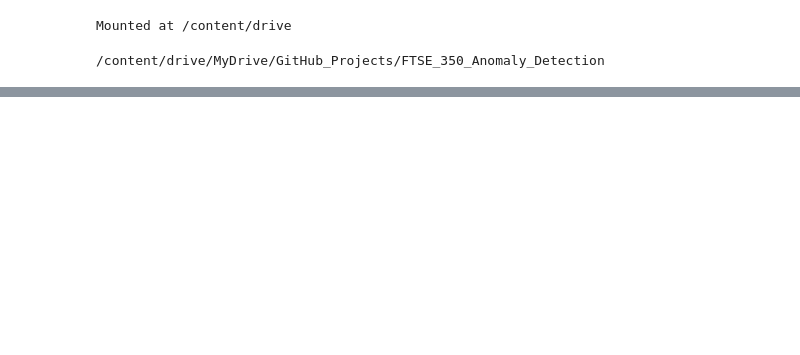
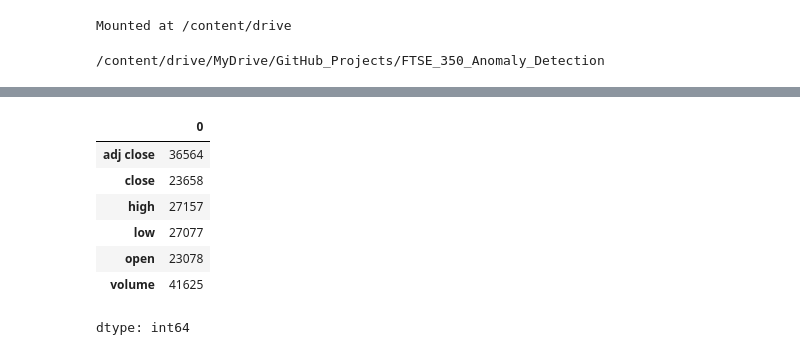
Before and after one commit to 01DorSarpong/FTSE_350_Anomaly_Detection, a Jupyter notebook: Unsupervised_Anomaly_Detection.ipynb, the cells around one changed output, grey strips where cells are left out. Drawn from its saved outputs; the diff is of its cells as text; code cells hidden in the pictures; blank space fills up the shorter version.

```diff
--- a/Unsupervised_Anomaly_Detection.ipynb
+++ b/Unsupervised_Anomaly_Detection.ipynb
@@ -1695,0 +2013,11 @@ analyze_and_visualize_dbscan_anomalies(
+# %%
+ready_ftse100_data.nunique()
+# %% [output]
+|  | 0 |
+| adj close | 36564 |
+| close | 23658 |
+| high | 27157 |
+| low | 27077 |
+| open | 23078 |
+| volume | 41625 |
+dtype: int64
```
Also changed, not shown: parts of 23 cells of this notebook.
